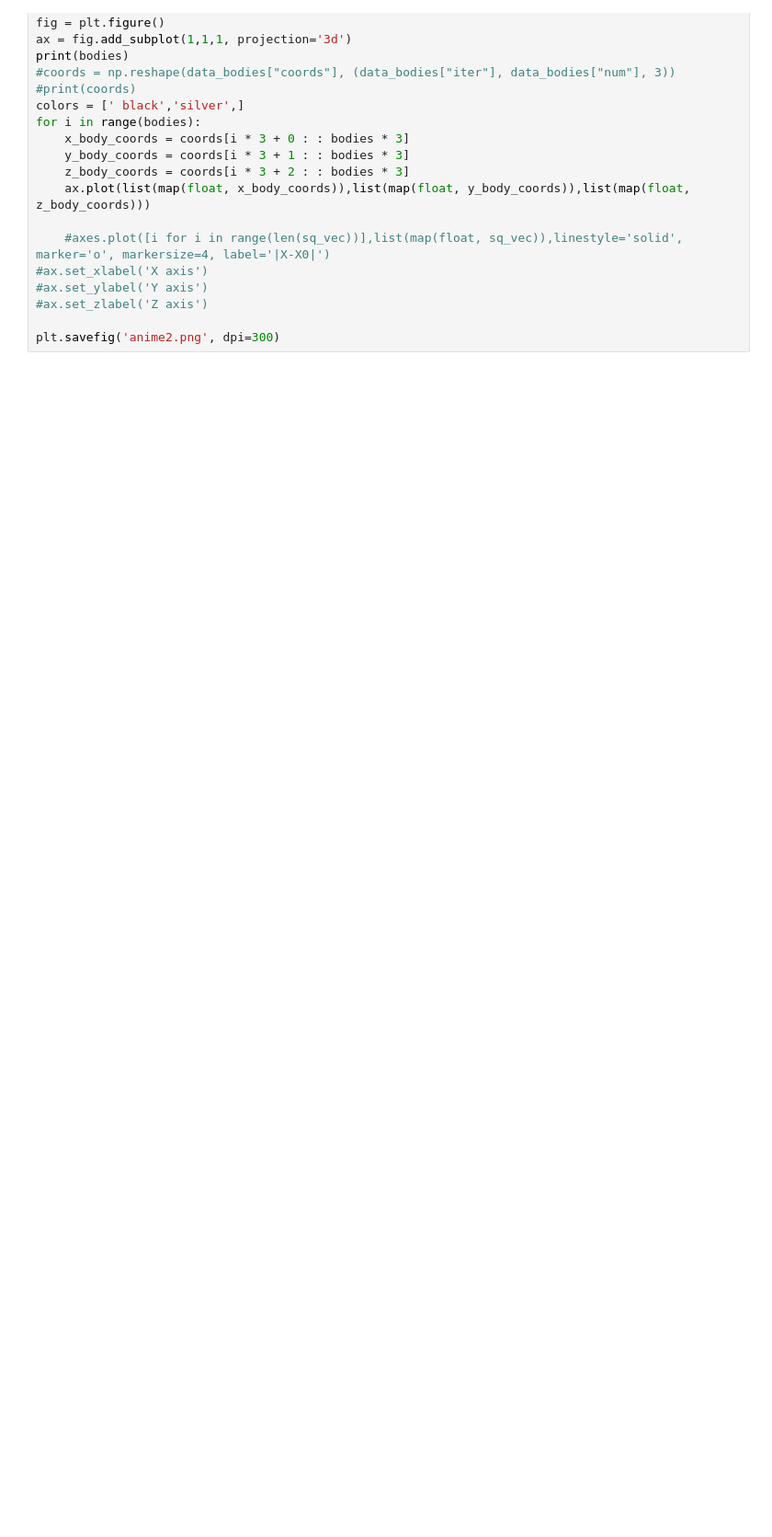
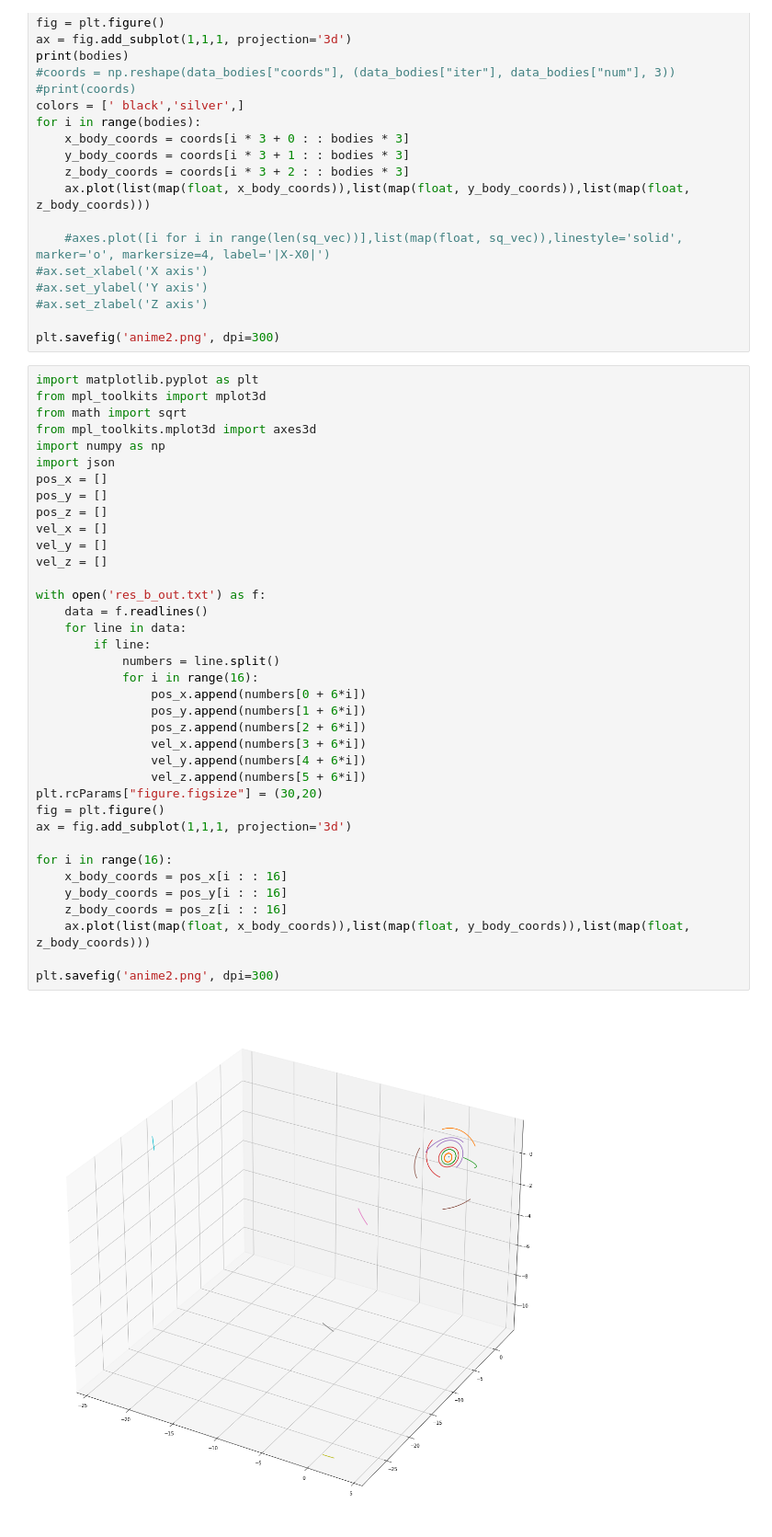
Before and after one commit to S1ckick/Nbodies, a Jupyter notebook: NBodies/Untitled.ipynb, the cells around one changed output. Shown at 92% size. Saved outputs shown, nothing was run; the diff lists cells and outputs as text; blank space fills up the shorter version.

```diff
--- a/NBodies/Untitled.ipynb
+++ b/NBodies/Untitled.ipynb
@@ -118,3 +118,42 @@ for i in range(bodies):
 #ax.set_zlabel('Z axis')
 
 plt.savefig('anime2.png', dpi=300)
+# %%
+import matplotlib.pyplot as plt
+from mpl_toolkits import mplot3d
+from math import sqrt
+from mpl_toolkits.mplot3d import axes3d
+import numpy as np
+import json
+pos_x = []
+pos_y = []
+pos_z = []
+vel_x = []
+vel_y = []
+vel_z = []
+
+with open('res_b_out.txt') as f:
+    data = f.readlines()
+    for line in data:
+        if line:
+            numbers = line.split()
+            for i in range(16):
+                pos_x.append(numbers[0 + 6*i])
+                pos_y.append(numbers[1 + 6*i])
+                pos_z.append(numbers[2 + 6*i])
+                vel_x.append(numbers[3 + 6*i])
+                vel_y.append(numbers[4 + 6*i])
+                vel_z.append(numbers[5 + 6*i])
+plt.rcParams["figure.figsize"] = (30,20)
+fig = plt.figure()
+ax = fig.add_subplot(1,1,1, projection='3d')
+
+for i in range(16):
+    x_body_coords = pos_x[i : : 16]
+    y_body_coords = pos_y[i : : 16]
+    z_body_coords = pos_z[i : : 16]
+    ax.plot(list(map(float, x_body_coords)),list(map(float, y_body_coords)),list(map(float, z_body_coords)))
+
+plt.savefig('anime2.png', dpi=300)
+# %% [output]
+[figure, added]
```
Also changed, not shown: 4 other files.
